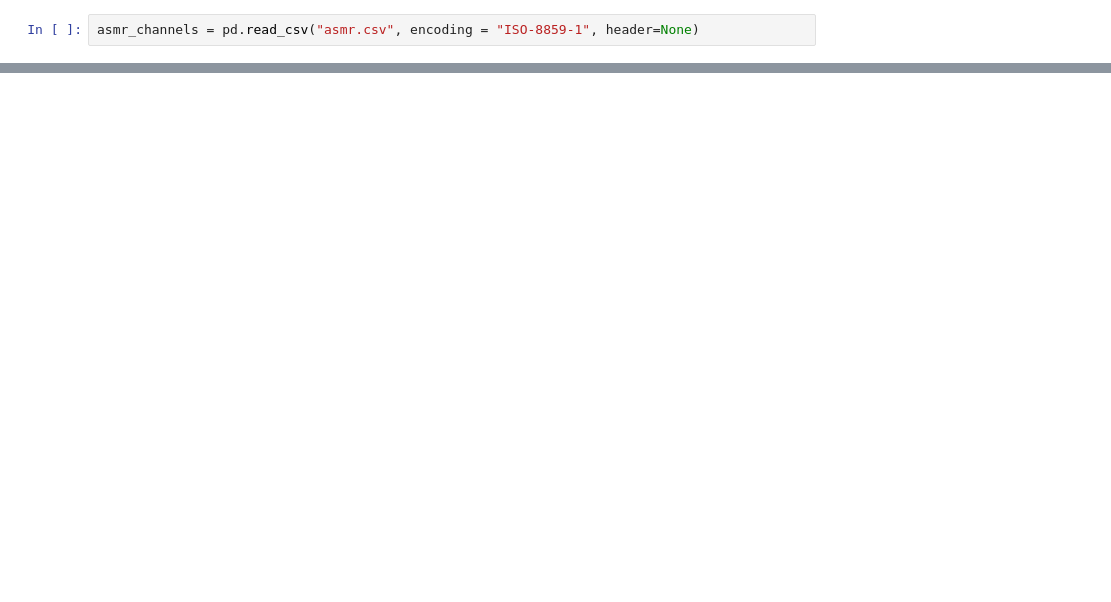
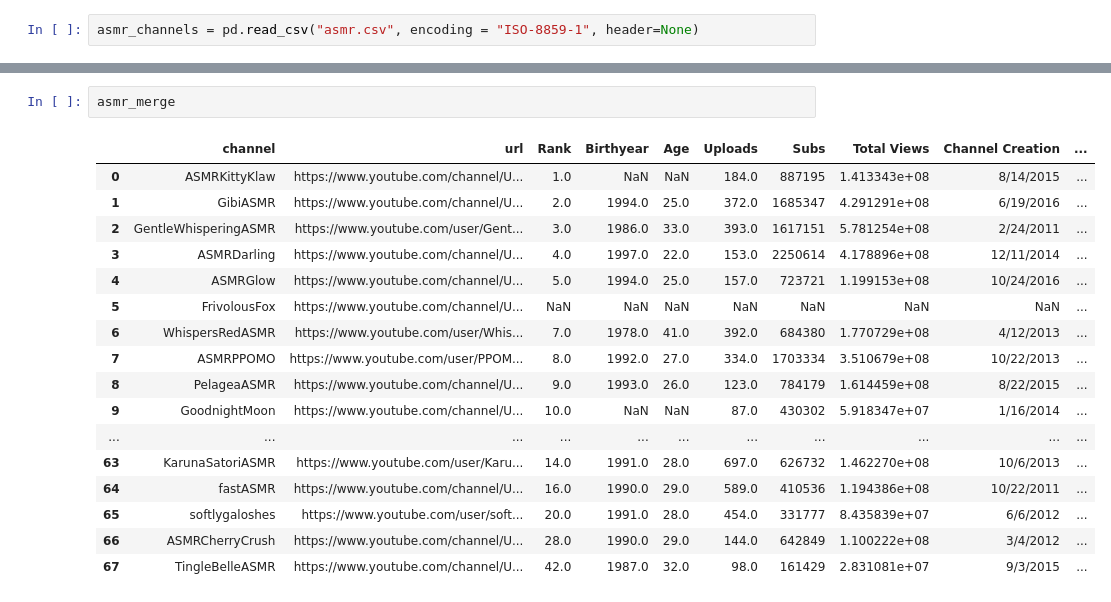
Before and after one commit to shortpoet/YouTube-Data-Analytics-and-Visualization, a Jupyter notebook: data_collection/asmr_channels.ipynb, the cells around one changed output, grey strips where cells are left out. Saved outputs shown, nothing was run; the diff lists cells and outputs as text; blank space fills up the shorter version.

```diff
--- a/data_collection/asmr_channels.ipynb
+++ b/data_collection/asmr_channels.ipynb
@@ -19,2 +144,22 @@ asmr_channels.head()
+# %%
+asmr_merge
+# %% [output]
+|  | channel | url | Rank | Birthyear | Age | Uploads | Subs | Total Views | Channel Creation | ... |
+| 0 | ASMRKittyKlaw | https://www.youtube.com/channel/U... | 1.0 | NaN | NaN | 184.0 | 887195 | 1.413343e+08 | 8/14/2015 | ... |
+| 1 | GibiASMR | https://www.youtube.com/channel/U... | 2.0 | 1994.0 | 25.0 | 372.0 | 1685347 | 4.291291e+08 | 6/19/2016 | ... |
+| 2 | GentleWhisperingASMR | https://www.youtube.com/user/Gent... | 3.0 | 1986.0 | 33.0 | 393.0 | 1617151 | 5.781254e+08 | 2/24/2011 | ... |
+| 3 | ASMRDarling | https://www.youtube.com/channel/U... | 4.0 | 1997.0 | 22.0 | 153.0 | 2250614 | 4.178896e+08 | 12/11/2014 | ... |
+| 4 | ASMRGlow | https://www.youtube.com/channel/U... | 5.0 | 1994.0 | 25.0 | 157.0 | 723721 | 1.199153e+08 | 10/24/2016 | ... |
+| 5 | FrivolousFox | https://www.youtube.com/channel/U... | NaN | NaN | NaN | NaN | NaN | NaN | NaN | ... |
+| 6 | WhispersRedASMR | https://www.youtube.com/user/Whis... | 7.0 | 1978.0 | 41.0 | 392.0 | 684380 | 1.770729e+08 | 4/12/2013 | ... |
+| 7 | ASMRPPOMO | https://www.youtube.com/user/PPOM... | 8.0 | 1992.0 | 27.0 | 334.0 | 1703334 | 3.510679e+08 | 10/22/2013 | ... |
+| 8 | PelageaASMR | https://www.youtube.com/channel/U... | 9.0 | 1993.0 | 26.0 | 123.0 | 784179 | 1.614459e+08 | 8/22/2015 | ... |
+| 9 | GoodnightMoon | https://www.youtube.com/channel/U... | 10.0 | NaN | NaN | 87.0 | 430302 | 5.918347e+07 | 1/16/2014 | ... |
+| ... | ... | ... | ... | ... | ... | ... | ... | ... | ... | ... |
+| 63 | KarunaSatoriASMR | https://www.youtube.com/user/Karu... | 14.0 | 1991.0 | 28.0 | 697.0 | 626732 | 1.462270e+08 | 10/6/2013 | ... |
+| 64 | fastASMR | https://www.youtube.com/channel/U... | 16.0 | 1990.0 | 29.0 | 589.0 | 410536 | 1.194386e+08 | 10/22/2011 | ... |
+| 65 | softlygaloshes | https://www.youtube.com/user/soft... | 20.0 | 1991.0 | 28.0 | 454.0 | 331777 | 8.435839e+07 | 6/6/2012 | ... |
+| 66 | ASMRCherryCrush | https://www.youtube.com/channel/U... | 28.0 | 1990.0 | 29.0 | 144.0 | 642849 | 1.100222e+08 | 3/4/2012 | ... |
+| 67 | TingleBelleASMR | https://www.youtube.com/channel/U... | 42.0 | 1987.0 | 32.0 | 98.0 | 161429 | 2.831081e+07 | 9/3/2015 | ... |
 # %%
 
```
Also changed, not shown: parts of 37 cells of this notebook, 3 other files.
